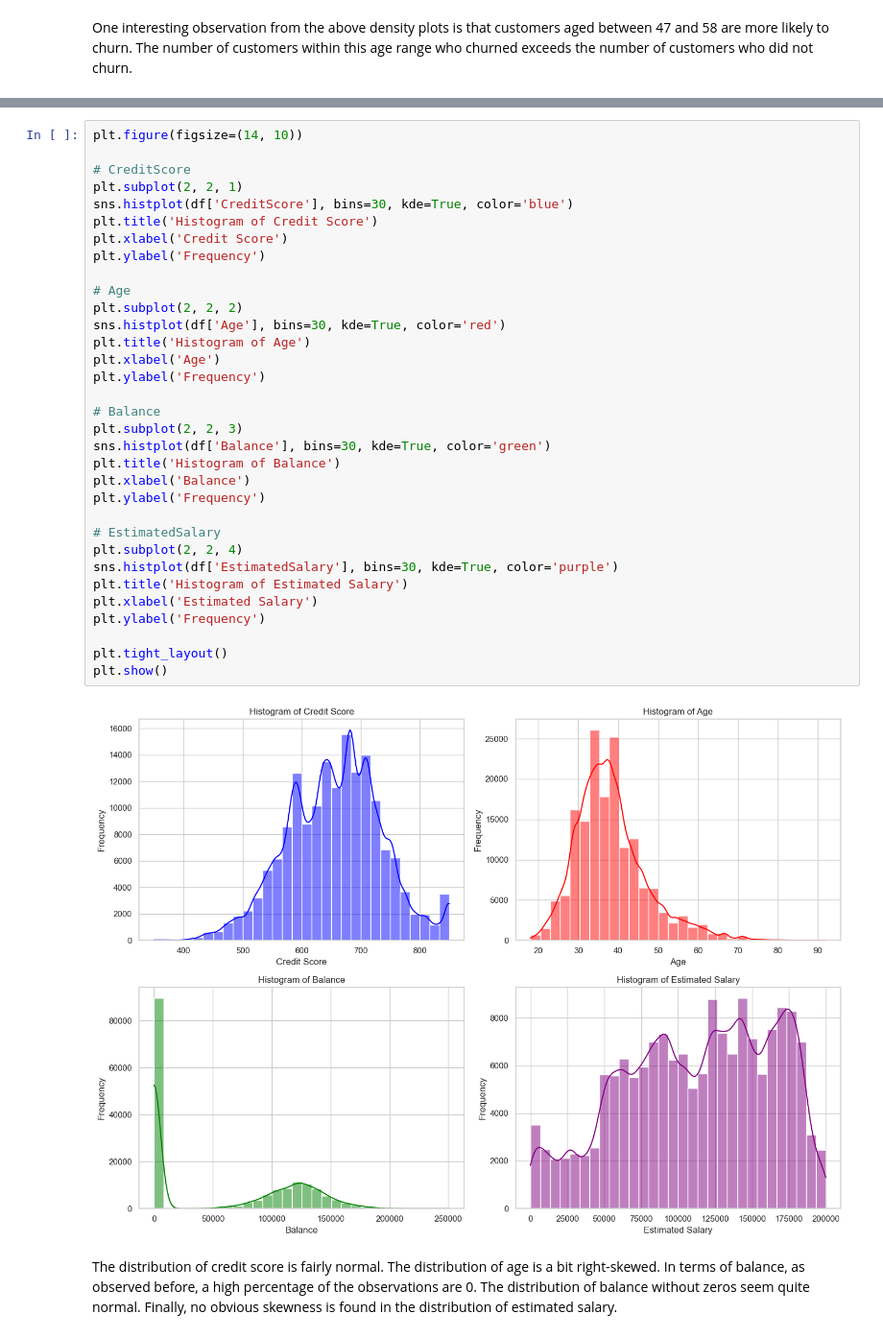
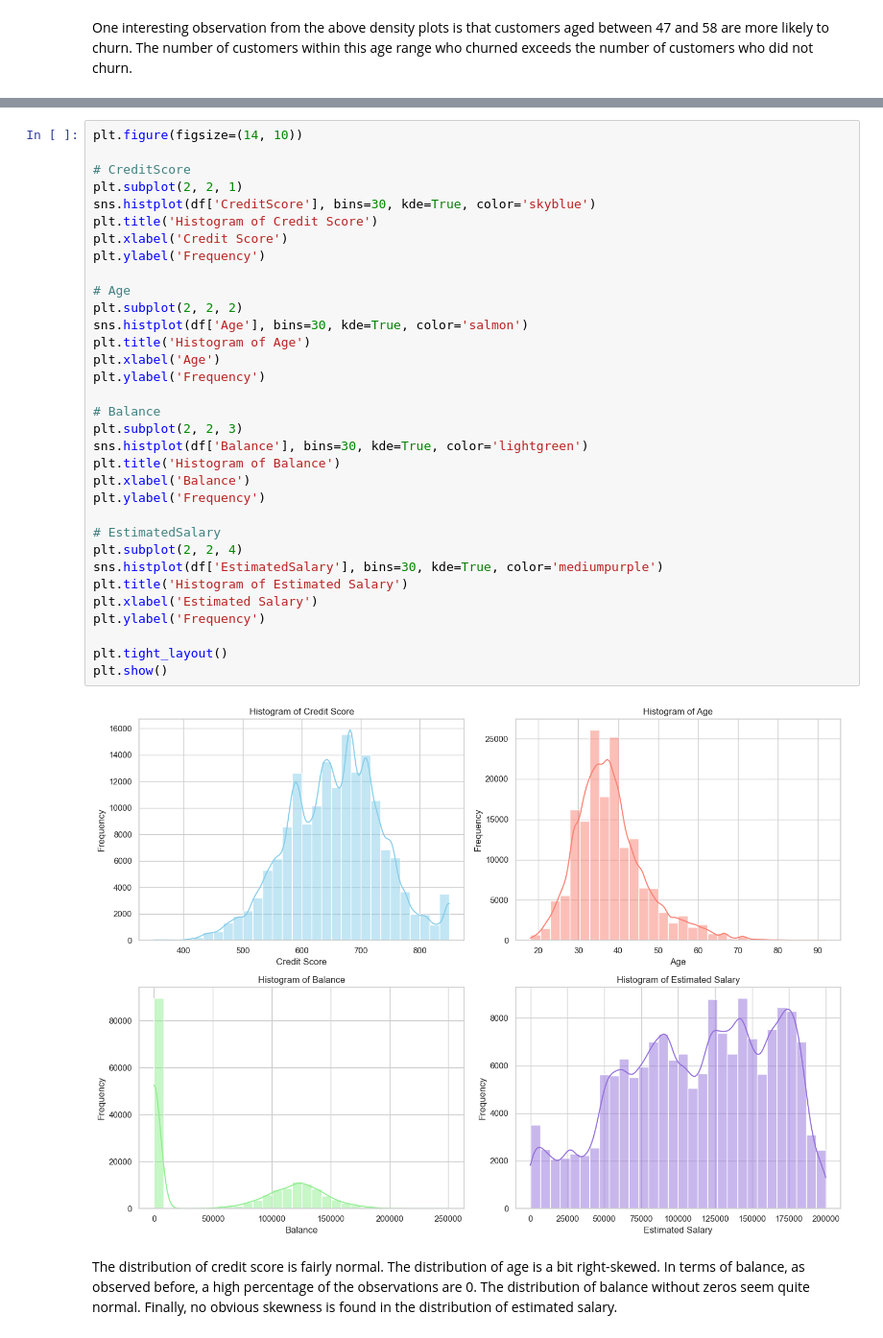
Before and after one commit to MACS-33002/macs-33002-2024s-Mendyhao, a Jupyter notebook: P2_supervised.ipynb, the cells around one changed output, grey strips where cells are left out. Shown at 96% size. Saved outputs shown, nothing was run; the diff lists cells and outputs as text.

```diff
--- a/P2_supervised.ipynb
+++ b/P2_supervised.ipynb
@@ -603,38 +603,38 @@ One interesting observation from the above density plots is that customers aged
 # %%
 plt.figure(figsize=(14, 10))
 
 # CreditScore
 plt.subplot(2, 2, 1)
-sns.histplot(df['CreditScore'], bins=30, kde=True, color='blue')
+sns.histplot(df['CreditScore'], bins=30, kde=True, color='skyblue')
 plt.title('Histogram of Credit Score')
 plt.xlabel('Credit Score')
 plt.ylabel('Frequency')
 
 # Age
 plt.subplot(2, 2, 2)
-sns.histplot(df['Age'], bins=30, kde=True, color='red')
+sns.histplot(df['Age'], bins=30, kde=True, color='salmon')
 plt.title('Histogram of Age')
 plt.xlabel('Age')
 plt.ylabel('Frequency')
 
 # Balance
 plt.subplot(2, 2, 3)
-sns.histplot(df['Balance'], bins=30, kde=True, color='green')
+sns.histplot(df['Balance'], bins=30, kde=True, color='lightgreen')
 plt.title('Histogram of Balance')
 plt.xlabel('Balance')
 plt.ylabel('Frequency')
 
 # EstimatedSalary
 plt.subplot(2, 2, 4)
-sns.histplot(df['EstimatedSalary'], bins=30, kde=True, color='purple')
+sns.histplot(df['EstimatedSalary'], bins=30, kde=True, color='mediumpurple')
 plt.title('Histogram of Estimated Salary')
 plt.xlabel('Estimated Salary')
 plt.ylabel('Frequency')
 
 plt.tight_layout()
 plt.show()
 # %% [output]
-[figure, old version]
+[figure, new version]
 # %% [markdown]
 The distribution of credit score is fairly normal. The distribution of age is a bit right-skewed. In terms of balance, as observed before, a high percentage of the observations are 0. The distribution of balance without zeros seem quite normal. Finally, no obvious skewness is found in the distribution of estimated salary.
 # %% [markdown]
```
Also changed, not shown: parts of 65 cells of this notebook.
